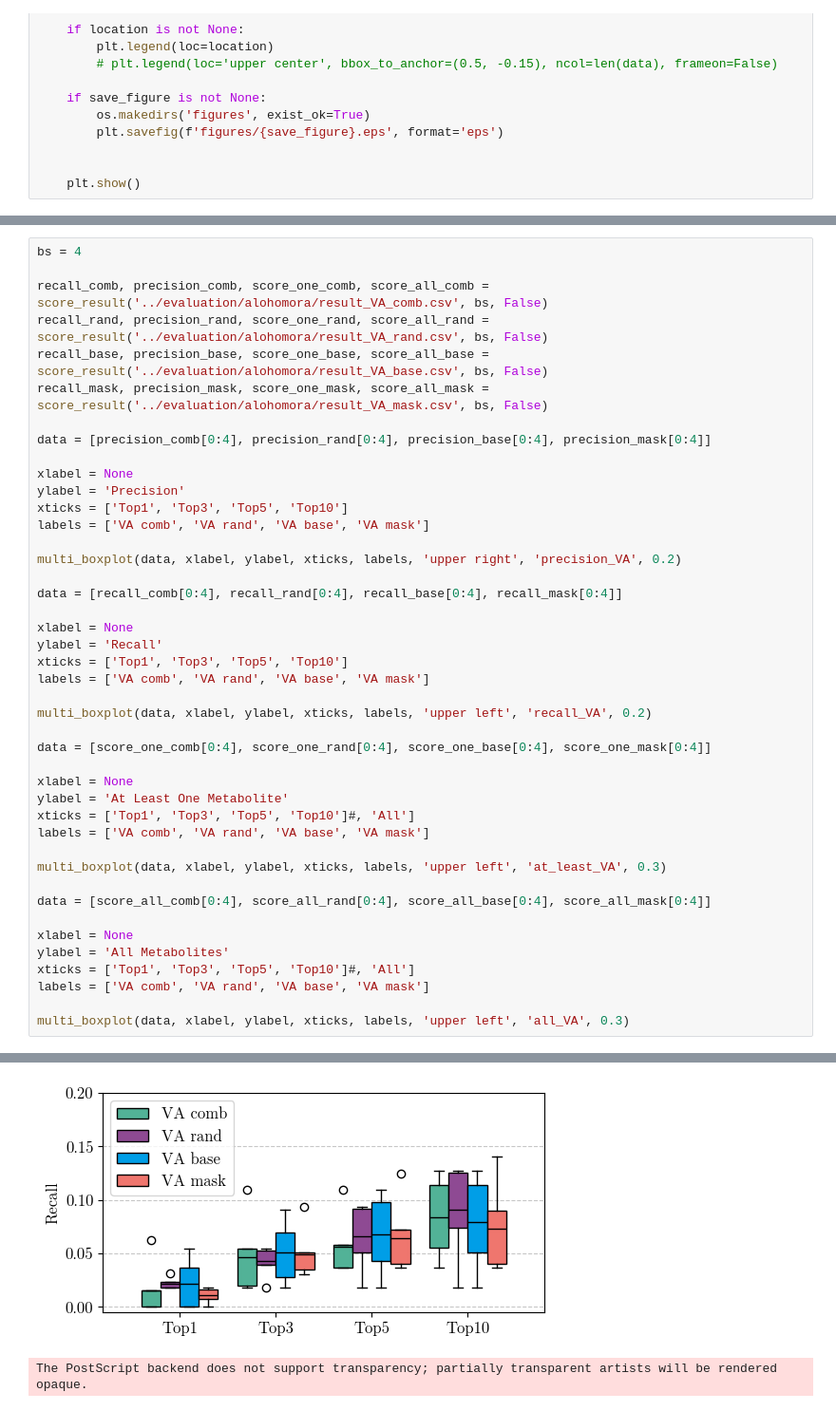
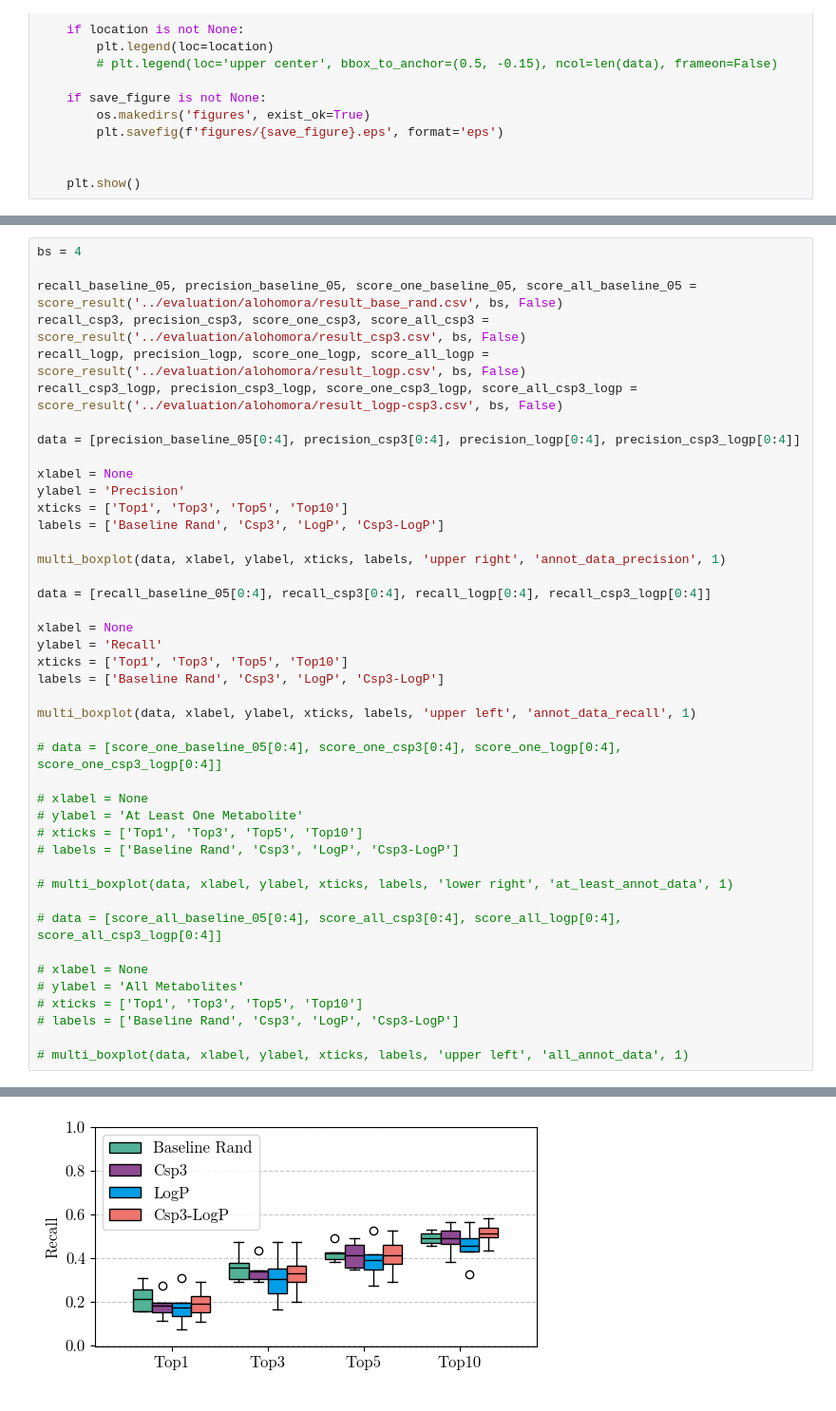
Before and after one commit to tsofiac/LAGOM, a Jupyter notebook: data_analysis/boxplot.ipynb, the cells around one changed output, grey strips where cells are left out. Shown at 95% size. Saved outputs shown, nothing was run; the diff lists cells and outputs as text.

```diff
--- a/data_analysis/boxplot.ipynb
+++ b/data_analysis/boxplot.ipynb
@@ -242,45 +349,45 @@ The PostScript backend does not support transparency; partially transparent arti
 # %%
 bs = 4
 
-recall_comb, precision_comb, score_one_comb, score_all_comb = score_result('../evaluation/alohomora/result_VA_comb.csv', bs, False)
-recall_rand, precision_rand, score_one_rand, score_all_rand = score_result('../evaluation/alohomora/result_VA_rand.csv', bs, False)
-recall_base, precision_base, score_one_base, score_all_base = score_result('../evaluation/alohomora/result_VA_base.csv', bs, False)
-recall_mask, precision_mask, score_one_mask, score_all_mask = score_result('../evaluation/alohomora/result_VA_mask.csv', bs, False)
+recall_baseline_05, precision_baseline_05, score_one_baseline_05, score_all_baseline_05 = score_result('../evaluation/alohomora/result_base_rand.csv', bs, False)
+recall_csp3, precision_csp3, score_one_csp3, score_all_csp3 = score_result('../evaluation/alohomora/result_csp3.csv', bs, False)
+recall_logp, precision_logp, score_one_logp, score_all_logp = score_result('../evaluation/alohomora/result_logp.csv', bs, False)
+recall_csp3_logp, precision_csp3_logp, score_one_csp3_logp, score_all_csp3_logp = score_result('../evaluation/alohomora/result_logp-csp3.csv', bs, False)
 
-data = [precision_comb[0:4], precision_rand[0:4], precision_base[0:4], precision_mask[0:4]]
+data = [precision_baseline_05[0:4], precision_csp3[0:4], precision_logp[0:4], precision_csp3_logp[0:4]]
 
 xlabel = None
 ylabel = 'Precision'
 xticks = ['Top1', 'Top3', 'Top5', 'Top10']
-labels = ['VA comb', 'VA rand', 'VA base', 'VA mask']
+labels = ['Baseline Rand', 'Csp3', 'LogP', 'Csp3-LogP']
 
-multi_boxplot(data, xlabel, ylabel, xticks, labels, 'upper right', 'precision_VA', 0.2)
+multi_boxplot(data, xlabel, ylabel, xticks, labels, 'upper right', 'annot_data_precision', 1)
 
-data = [recall_comb[0:4], recall_rand[0:4], recall_base[0:4], recall_mask[0:4]]
+data = [recall_baseline_05[0:4], recall_csp3[0:4], recall_logp[0:4], recall_csp3_logp[0:4]]
 
 xlabel = None
 ylabel = 'Recall'
 xticks = ['Top1', 'Top3', 'Top5', 'Top10']
-labels = ['VA comb', 'VA rand', 'VA base', 'VA mask']
+labels = ['Baseline Rand', 'Csp3', 'LogP', 'Csp3-LogP']
 
-multi_boxplot(data, xlabel, ylabel, xticks, labels, 'upper left', 'recall_VA', 0.2)
+multi_boxplot(data, xlabel, ylabel, xticks, labels, 'upper left', 'annot_data_recall', 1)
 
-data = [score_one_comb[0:4], score_one_rand[0:4], score_one_base[0:4], score_one_mask[0:4]]
+# data = [score_one_baseline_05[0:4], score_one_csp3[0:4], score_one_logp[0:4], score_one_csp3_logp[0:4]]
 
-xlabel = None
-ylabel = 'At Least One Metabolite'
-xticks = ['Top1', 'Top3', 'Top5', 'Top10']#, 'All']
-labels = ['VA comb', 'VA rand', 'VA base', 'VA mask']
+# xlabel = None
+# ylabel = 'At Least One Metabolite'
+# xticks = ['Top1', 'Top3', 'Top5', 'Top10']
+# labels = ['Baseline Rand', 'Csp3', 'LogP', 'Csp3-LogP']
 
-multi_boxplot(data, xlabel, ylabel, xticks, labels, 'upper left', 'at_least_VA', 0.3)
+# multi_boxplot(data, xlabel, ylabel, xticks, labels, 'lower right', 'at_least_annot_data', 1)
 
-data = [score_all_comb[0:4], score_all_rand[0:4], score_all_base[0:4], score_all_mask[0:4]]
+# data = [score_all_baseline_05[0:4], score_all_csp3[0:4], score_all_logp[0:4], score_all_csp3_logp[0:4]]
 
-xlabel = None
-ylabel = 'All Metabolites'
-xticks = ['Top1', 'Top3', 'Top5', 'Top10']#, 'All']
-labels = ['VA comb', 'VA rand', 'VA base', 'VA mask']
+# xlabel = None
+# ylabel = 'All Metabolites'
+# xticks = ['Top1', 'Top3', 'Top5', 'Top10']
+# labels = ['Baseline Rand', 'Csp3', 'LogP', 'Csp3-LogP']
 
-multi_boxplot(data, xlabel, ylabel, xticks, labels, 'upper left', 'all_VA', 0.3)
+# multi_boxplot(data, xlabel, ylabel, xticks, labels, 'upper left', 'all_annot_data', 1)
 # %% [output]
 The PostScript backend does not support transparency; partially transparent artists will be rendered opaque.
@@ -288,3 +395,2 @@ The PostScript backend does not support transparency; partially transparent arti
 The PostScript backend does not support transparency; partially transparent artists will be rendered opaque.
-[figure, old version]
+[figure, new version]
-The PostScript backend does not support transparency; partially transparent artists will be rendered opaque.
```
Also changed, not shown: parts of 12 cells of this notebook, 28 other files.
